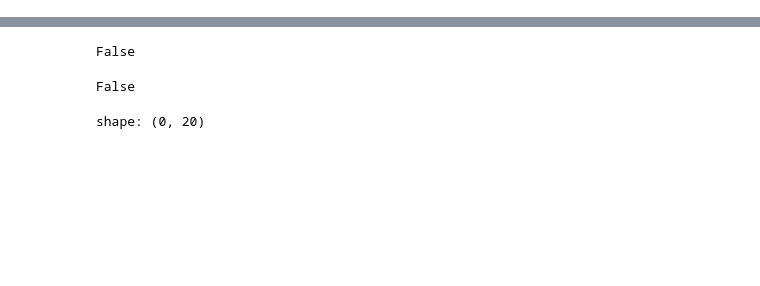
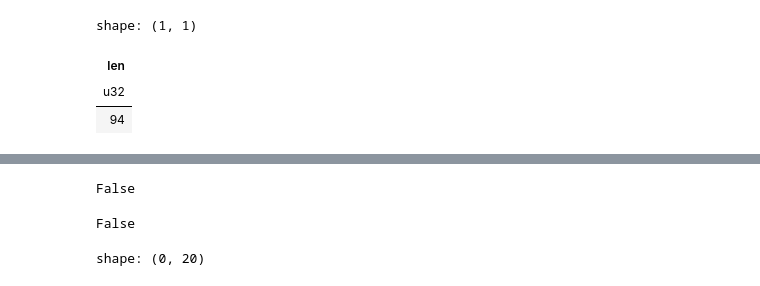
Before and after one commit to daniel-satria/fds_bvic, a Jupyter notebook: ibmb_script/tf_online/tf_online_5min/test_hist.ipynb, the cells around one changed output, grey strips where cells are left out. Saved outputs shown, nothing was run; the diff lists cells and outputs as text; code cells hidden in the pictures; blank space fills up the shorter version.

```diff
--- a/ibmb_script/tf_online/tf_online_5min/test_hist.ipynb
+++ b/ibmb_script/tf_online/tf_online_5min/test_hist.ipynb
@@ -17,4 +17,11 @@ else:
     print("File not found:", path)
     # maybe create empty DataFrame instead
     # df = pl.DataFrame()
+# %%
+df.select(pl.len()).collect()
+# %% [output]
+shape: (1, 1)
+| len |
+| u32 |
+| 94 |
 # %%
```
Also changed, not shown: parts of 1 cell of this notebook, 16 other files.
